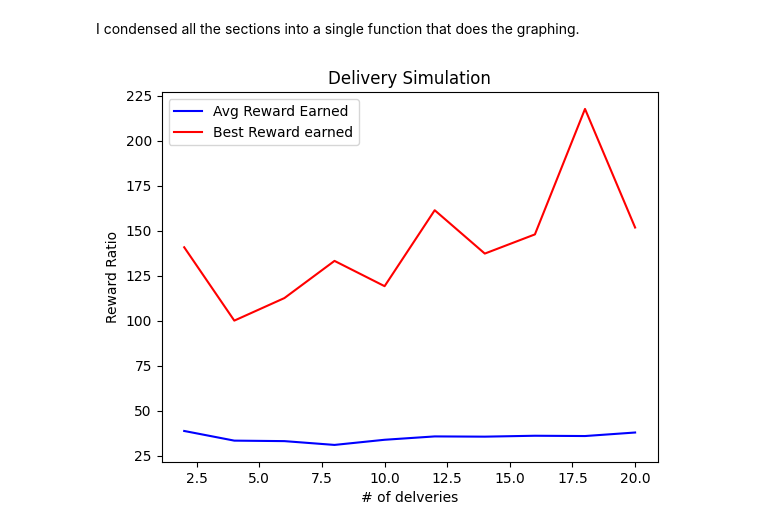
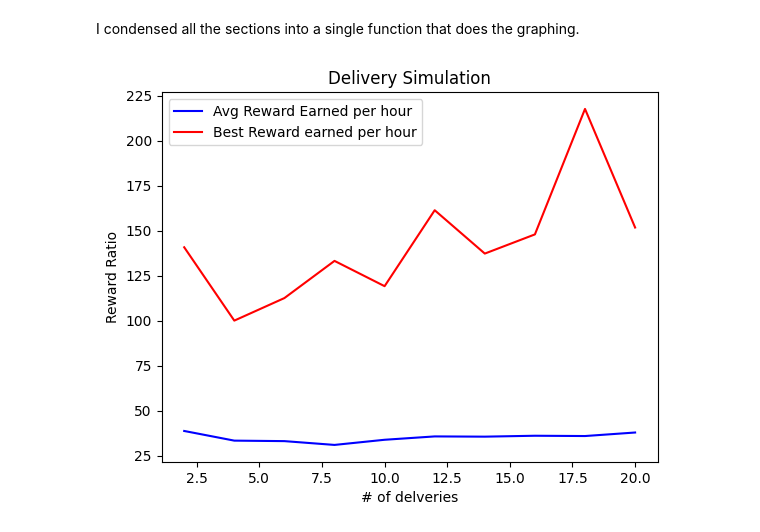
Before and after one commit to GharretWilcut/AlgorithmsHonorsProject_2024, a Jupyter notebook: testOSMNX.ipynb, the cells around one changed output. Saved outputs shown, nothing was run; the diff lists cells and outputs as text; code cells hidden in the pictures.

Commit message:
changing the graph a bit

```diff
--- a/testOSMNX.ipynb
+++ b/testOSMNX.ipynb
@@ -142,22 +142,22 @@ for curr_array_size in range(start_array, end_array+1, increments):
 # %%
 # Data Coordinates
 x = np.arange(start_array, end_array+1, increments)
 y = np.array(avg_rewards_earned)
 z = np.array(best_rewards)
 
 # Plot
-plt.plot(x,y,'b',label='Avg Reward Earned')
-plt.plot(x,z,'r',label='Best Reward earned')
+plt.plot(x,y,'b',label='Avg Reward Earned per hour')
+plt.plot(x,z,'r',label='Best Reward earned per hour')
 
 # Add Title
 plt.title("Delivery Simulation")
 
 # Add Axes Labels
 plt.xlabel("# of delveries")
 plt.ylabel("Reward Ratio")
 
 # Display
 plt.legend()
 plt.show()
 # %% [output]
-[figure, old version]
+[figure, new version]
```
